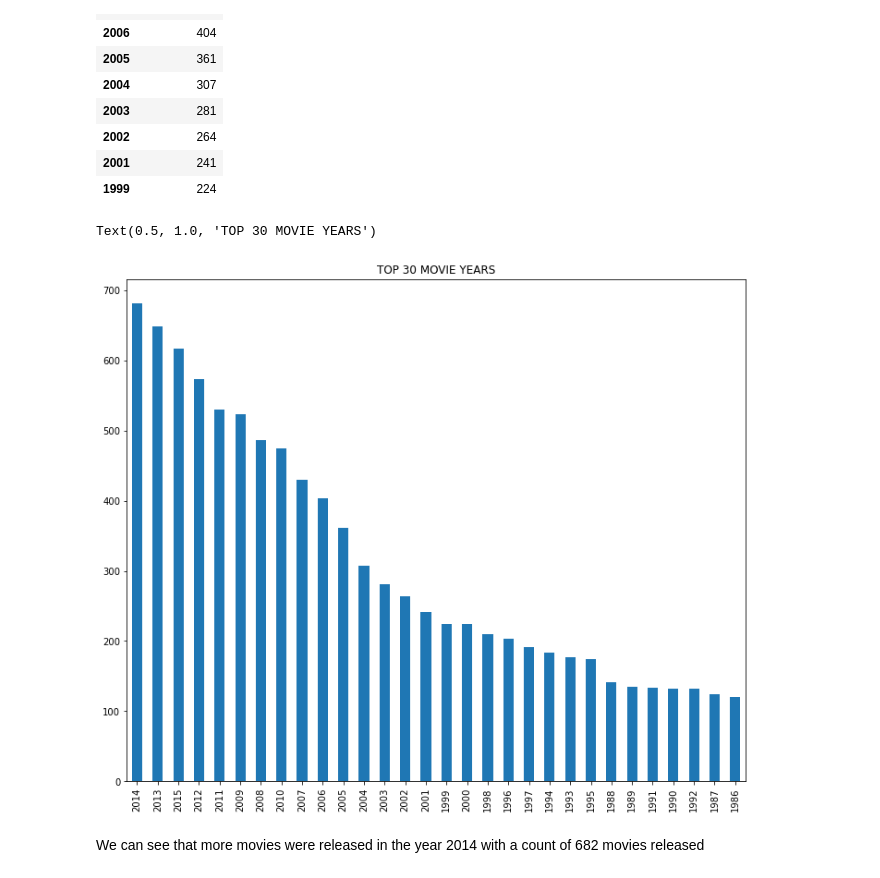
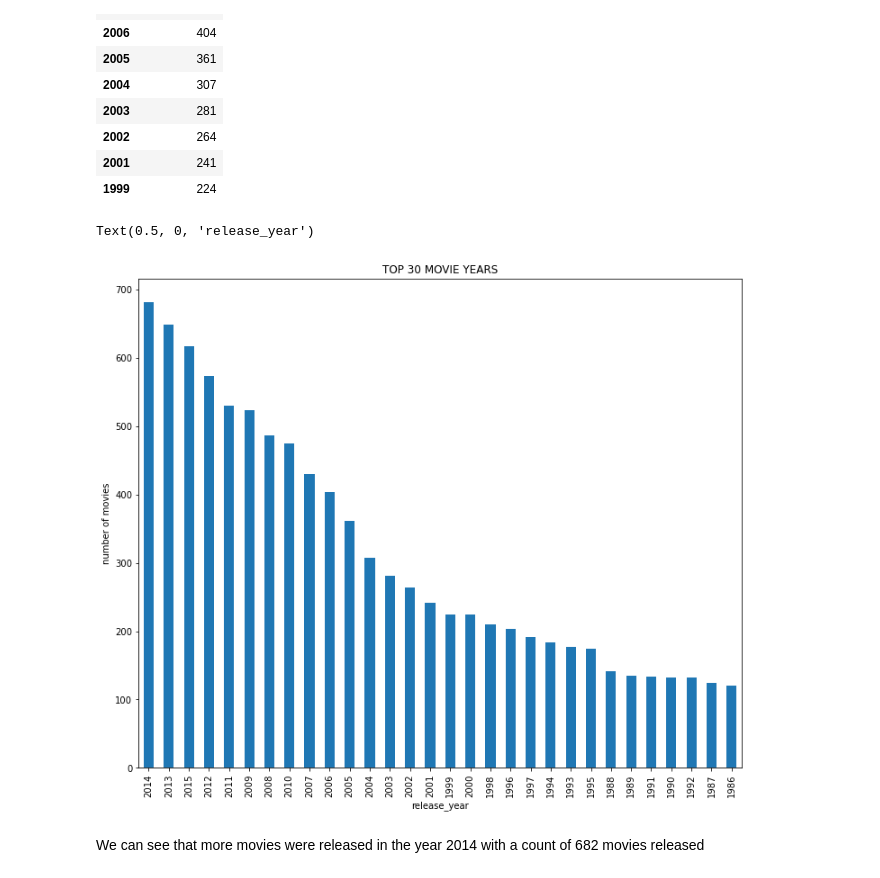
Before and after one commit to Youngprof3/investigating_dataset_tmdb_movies, a Jupyter notebook: Project_investigating_tmdb-movies_dataset.ipynb, the cells around one changed output. Saved outputs shown, nothing was run; the diff lists cells and outputs as text; code cells hidden in the pictures.

```diff
--- a/Project_investigating_tmdb-movies_dataset.ipynb
+++ b/Project_investigating_tmdb-movies_dataset.ipynb
@@ -325,11 +325,13 @@ pd.DataFrame(df['release_year'].value_counts(ascending=False)[0:16])
 # %%
 #Visualizing the result
 plt.figure(figsize=(12,10))
 df['release_year'].value_counts()[0:30].plot(kind='bar')
 plt.title('TOP 30 MOVIE YEARS')
+plt.ylabel("number of movies")
+plt.xlabel("release_year")
 # %% [output]
-Text(0.5, 1.0, 'TOP 30 MOVIE YEARS')
+Text(0.5, 0, 'release_year')
-[figure, old version]
+[figure, new version]
 # %% [markdown]
 We can see that more movies were released in the year 2014 with a count of 682 movies released
 # %% [markdown]
```
Also changed, not shown: parts of 7 cells of this notebook.
